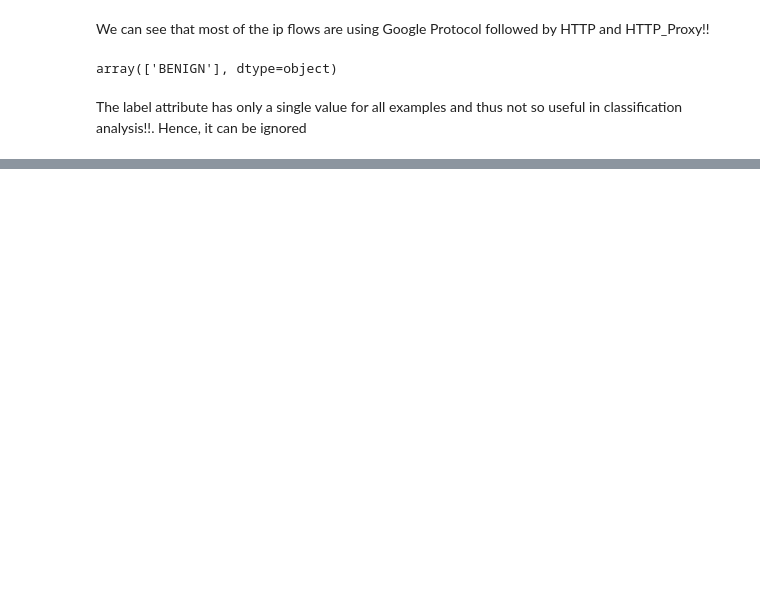
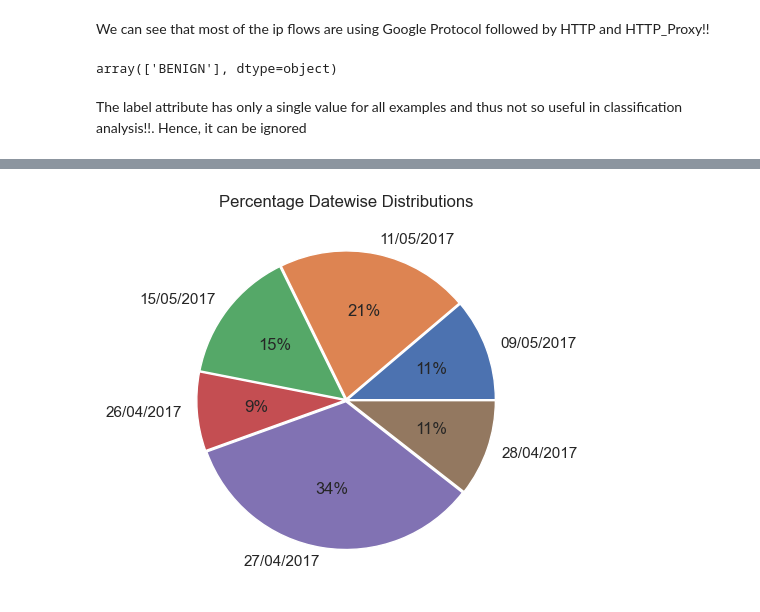
Before and after one commit to Gangaraj-eng/IT496_DataForce_CourseProject1, a Jupyter notebook: 202001411/202001411_IT496_CP2.ipynb, the cells around one changed output, grey strips where cells are left out. Cells and saved outputs as stored; diff of their text form; code cells hidden in the pictures; blank space fills up the shorter version.

```diff
--- a/202001411/202001411_IT496_CP2.ipynb
+++ b/202001411/202001411_IT496_CP2.ipynb
@@ -191,0 +251,10 @@ Name: Timestamp, Length: 100000, dtype: object
+# %%
+def getDateFromTimeStamp(timestamp):
+    return timestamp[0:10]
+
+df=Data
+df['Timestamp']=df['Timestamp'].apply(getDateFromTimeStamp)
+df.groupby('Timestamp').size().plot(kind='pie',autopct='%1.0f%%', explode=[0.01]*6,title='Percentage Datewise Distributions')
+plt.show()
+# %% [output]
+[figure, added]
```
Also changed, not shown: parts of 16 cells of this notebook.
